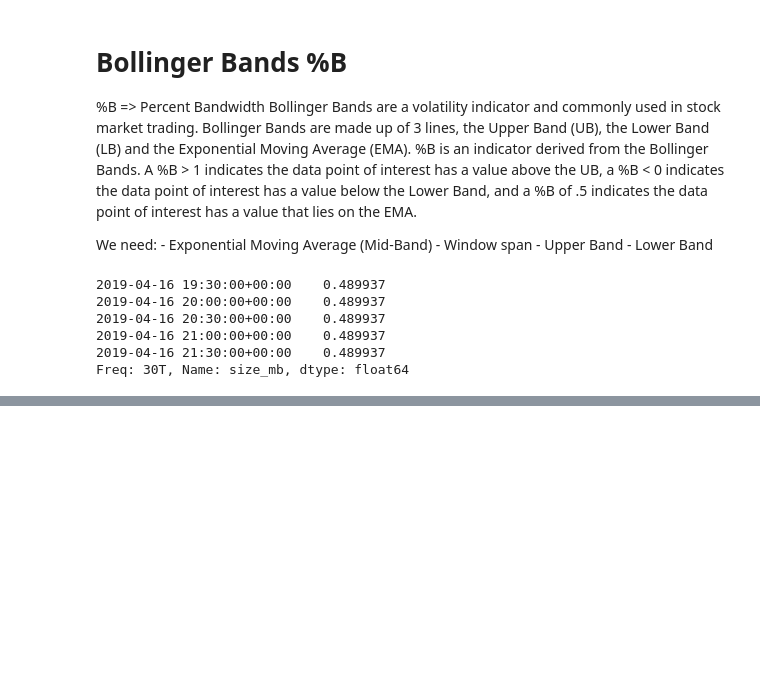
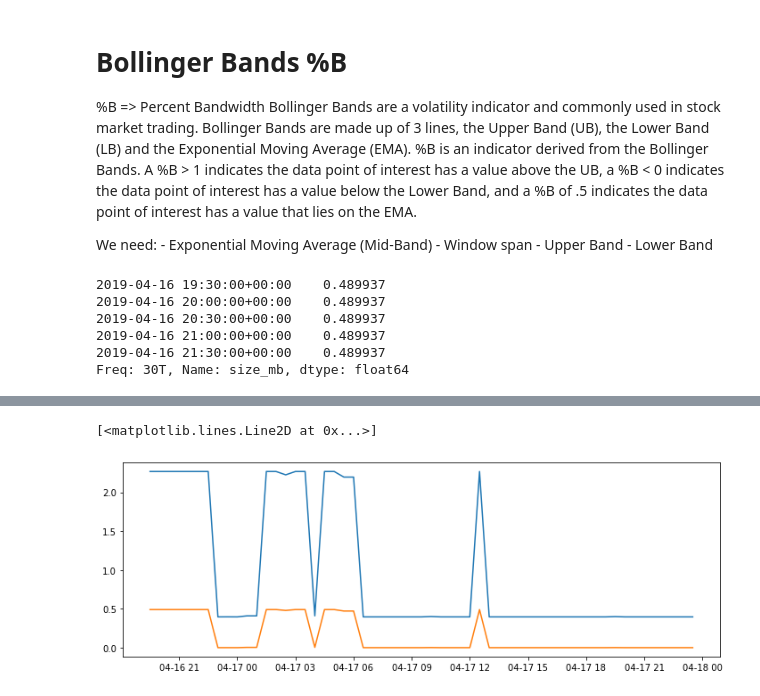
Before and after one commit to george887/anomaly-detection-exercises, a Jupyter notebook: curriculum_ex.ipynb, the cells around one changed output, grey strips where cells are left out. Saved outputs shown, nothing was run; the diff lists cells and outputs as text; code cells hidden in the pictures; blank space fills up the shorter version.

```diff
--- a/curriculum_ex.ipynb
+++ b/curriculum_ex.ipynb
@@ -393,0 +383,7 @@ train.head
+# %%
+plt.figure(figsize=(12,4))
+plt.plot(train.pct_b)
+plt.plot(train.size_mb)
+# %% [output]
+[<matplotlib.lines.Line2D at 0x...>]
+[figure, added]
```
Also changed, not shown: parts of 1 cell of this notebook, 1 other file.
